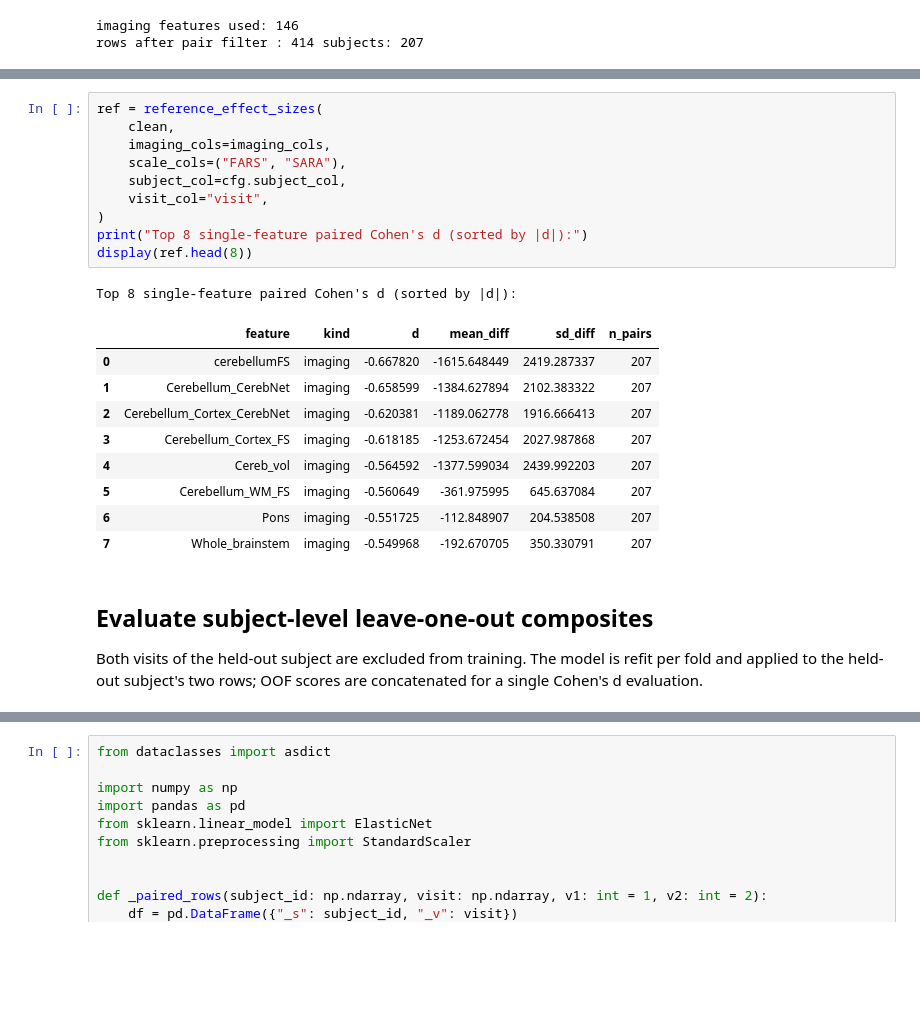
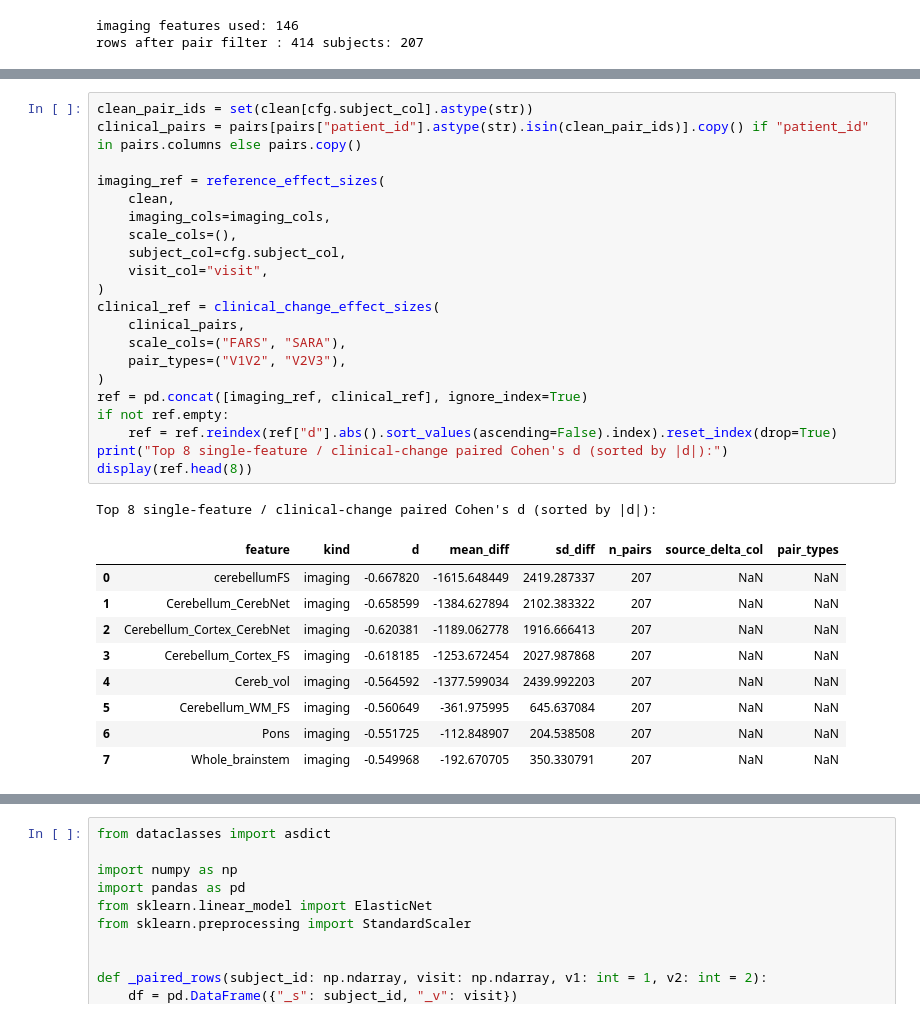
Before and after one commit to YubotKwng/Biomakers, a Jupyter notebook: notebooks/interaction_term.ipynb, the cells around one changed output, grey strips where cells are left out. Drawn from its saved outputs; the diff is of its cells as text; blank space fills up the shorter version.

Commit message:
Implement fold-safe progression modelling workflow

```diff
--- a/notebooks/interaction_term.ipynb
+++ b/notebooks/interaction_term.ipynb
@@ -115,27 +117,32 @@ rows after pair filter : 414 subjects: 207
 # %%
-ref = reference_effect_sizes(
+clean_pair_ids = set(clean[cfg.subject_col].astype(str))
+clinical_pairs = pairs[pairs["patient_id"].astype(str).isin(clean_pair_ids)].copy() if "patient_id" in pairs.columns else pairs.copy()
+
+imaging_ref = reference_effect_sizes(
     clean,
     imaging_cols=imaging_cols,
-    scale_cols=("FARS", "SARA"),
+    scale_cols=(),
     subject_col=cfg.subject_col,
     visit_col="visit",
 )
-print("Top 8 single-feature paired Cohen's d (sorted by |d|):")
+clinical_ref = clinical_change_effect_sizes(
+    clinical_pairs,
+    scale_cols=("FARS", "SARA"),
+    pair_types=("V1V2", "V2V3"),
+)
+ref = pd.concat([imaging_ref, clinical_ref], ignore_index=True)
+if not ref.empty:
+    ref = ref.reindex(ref["d"].abs().sort_values(ascending=False).index).reset_index(drop=True)
+print("Top 8 single-feature / clinical-change paired Cohen's d (sorted by |d|):")
 display(ref.head(8))
 # %% [output]
-Top 8 single-feature paired Cohen's d (sorted by |d|):
+Top 8 single-feature / clinical-change paired Cohen's d (sorted by |d|):
-|  | feature | kind | d | mean_diff | sd_diff | n_pairs |
-| 0 | cerebellumFS | imaging | -0.667820 | -1615.648449 | 2419.287337 | 207 |
-| 1 | Cerebellum_CerebNet | imaging | -0.658599 | -1384.627894 | 2102.383322 | 207 |
-| 2 | Cerebellum_Cortex_CerebNet | imaging | -0.620381 | -1189.062778 | 1916.666413 | 207 |
-| 3 | Cerebellum_Cortex_FS | imaging | -0.618185 | -1253.672454 | 2027.987868 | 207 |
-| 4 | Cereb_vol | imaging | -0.564592 | -1377.599034 | 2439.992203 | 207 |
-| 5 | Cerebellum_WM_FS | imaging | -0.560649 | -361.975995 | 645.637084 | 207 |
-| 6 | Pons | imaging | -0.551725 | -112.848907 | 204.538508 | 207 |
-| 7 | Whole_brainstem | imaging | -0.549968 | -192.670705 | 350.330791 | 207 |
+|  | feature | kind | d | mean_diff | sd_diff | n_pairs | source_delta_col | pair_types |
+| 0 | cerebellumFS | imaging | -0.667820 | -1615.648449 | 2419.287337 | 207 | NaN | NaN |
+| 1 | Cerebellum_CerebNet | imaging | -0.658599 | -1384.627894 | 2102.383322 | 207 | NaN | NaN |
+| 2 | Cerebellum_Cortex_CerebNet | imaging | -0.620381 | -1189.062778 | 1916.666413 | 207 | NaN | NaN |
+| 3 | Cerebellum_Cortex_FS | imaging | -0.618185 | -1253.672454 | 2027.987868 | 207 | NaN | NaN |
+| 4 | Cereb_vol | imaging | -0.564592 | -1377.599034 | 2439.992203 | 207 | NaN | NaN |
+| 5 | Cerebellum_WM_FS | imaging | -0.560649 | -361.975995 | 645.637084 | 207 | NaN | NaN |
+| 6 | Pons | imaging | -0.551725 | -112.848907 | 204.538508 | 207 | NaN | NaN |
+| 7 | Whole_brainstem | imaging | -0.549968 | -192.670705 | 350.330791 | 207 | NaN | NaN |
-# %% [markdown]
-## Evaluate subject-level leave-one-out composites
-
-Both visits of the held-out subject are excluded from training. The model is
-refit per fold and applied to the held-out subject's two rows; OOF scores are
-concatenated for a single Cohen's d evaluation.
```
Also changed, not shown: parts of 21 cells of this notebook, 38 other files.
